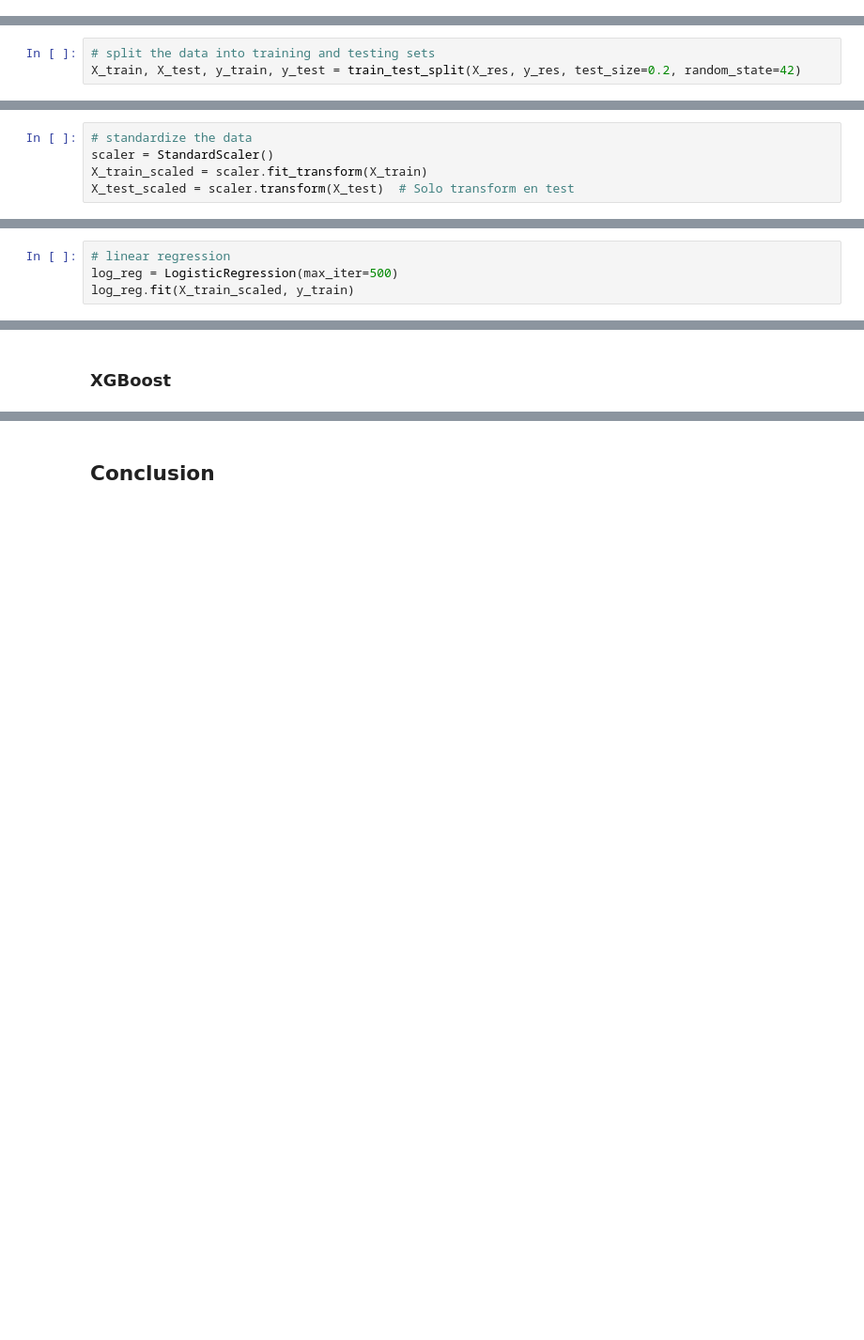
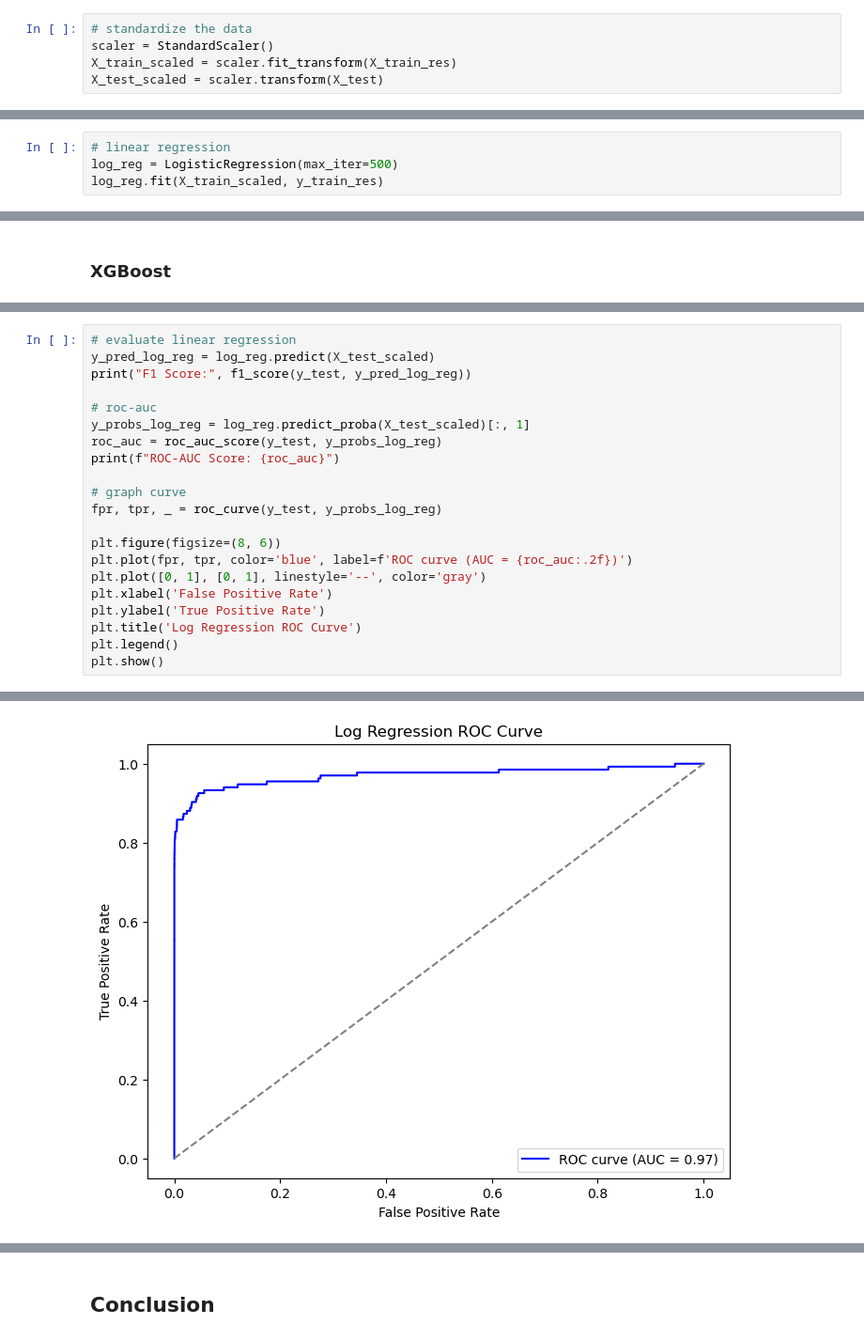
Before and after one commit to FacundoMuruchi/Credit-Card-Fraud-Detection, a Jupyter notebook: fraud_detection_code.ipynb, the cells around one changed output, grey strips where cells are left out. Shown at 94% size. Drawn from its saved outputs; the diff is of its cells as text; blank space fills up the shorter version.

Commit message:
fix: Fix SMOTE and training order

```diff
--- a/fraud_detection_code.ipynb
+++ b/fraud_detection_code.ipynb
@@ -235 +226,6 @@ df.duplicated().sum()
+# %%
+# standardize the data
+scaler = StandardScaler()
+X_train_scaled = scaler.fit_transform(X_train_res)
+X_test_scaled = scaler.transform(X_test)
 # %% [markdown]
@@ -237,3 +232,0 @@ df.duplicated().sum()
-# %%
-# split the data into training and testing sets
-X_train, X_test, y_train, y_test = train_test_split(X_res, y_res, test_size=0.2, random_state=42)
@@ -251,13 +233,8 @@ y_test shape: (113302,)
-# %%
-# standardize the data
-scaler = StandardScaler()
-X_train_scaled = scaler.fit_transform(X_train)
-X_test_scaled = scaler.transform(X_test)  # Solo transform en test
 # %% [markdown]
 ### Logistic Regression
 # %%
 # linear regression
 log_reg = LogisticRegression(max_iter=500)
-log_reg.fit(X_train_scaled, y_train)
+log_reg.fit(X_train_scaled, y_train_res)
 # %% [output]
 LogisticRegression(max_iter=500)
@@ -328,0 +274,22 @@ AUC: 0.9998671696509218
+# %%
+# evaluate linear regression
+y_pred_log_reg = log_reg.predict(X_test_scaled)
+print("F1 Score:", f1_score(y_test, y_pred_log_reg))
+
+# roc-auc
+y_probs_log_reg = log_reg.predict_proba(X_test_scaled)[:, 1]
+roc_auc = roc_auc_score(y_test, y_probs_log_reg)
+print(f"ROC-AUC Score: {roc_auc}")
+
+# graph curve
+fpr, tpr, _ = roc_curve(y_test, y_probs_log_reg)
+
+plt.figure(figsize=(8, 6))
+plt.plot(fpr, tpr, color='blue', label=f'ROC curve (AUC = {roc_auc:.2f})')
+plt.plot([0, 1], [0, 1], linestyle='--', color='gray')
+plt.xlabel('False Positive Rate')
+plt.ylabel('True Positive Rate')
+plt.title('Log Regression ROC Curve')
+plt.legend()
+plt.show()
+# %% [output]
@@ -328,0 +298 @@ AUC: 0.9998671696509218
+[figure, added]
```
Also changed, not shown: parts of 24 cells of this notebook.
